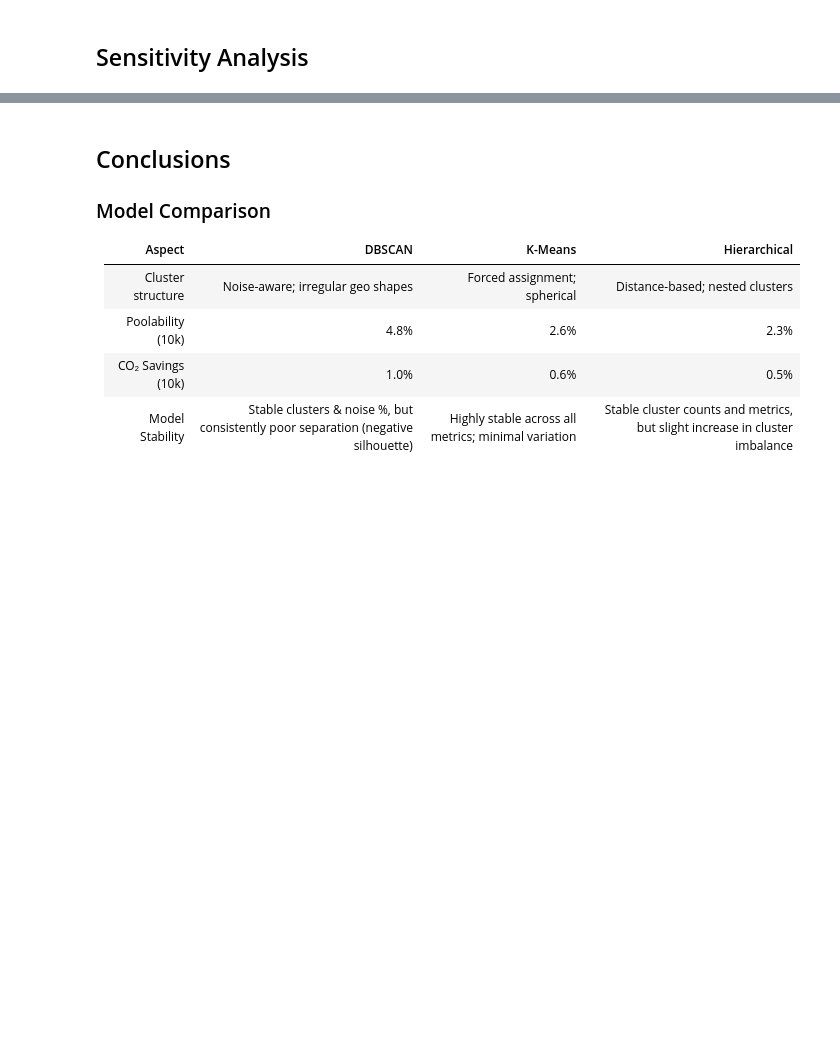
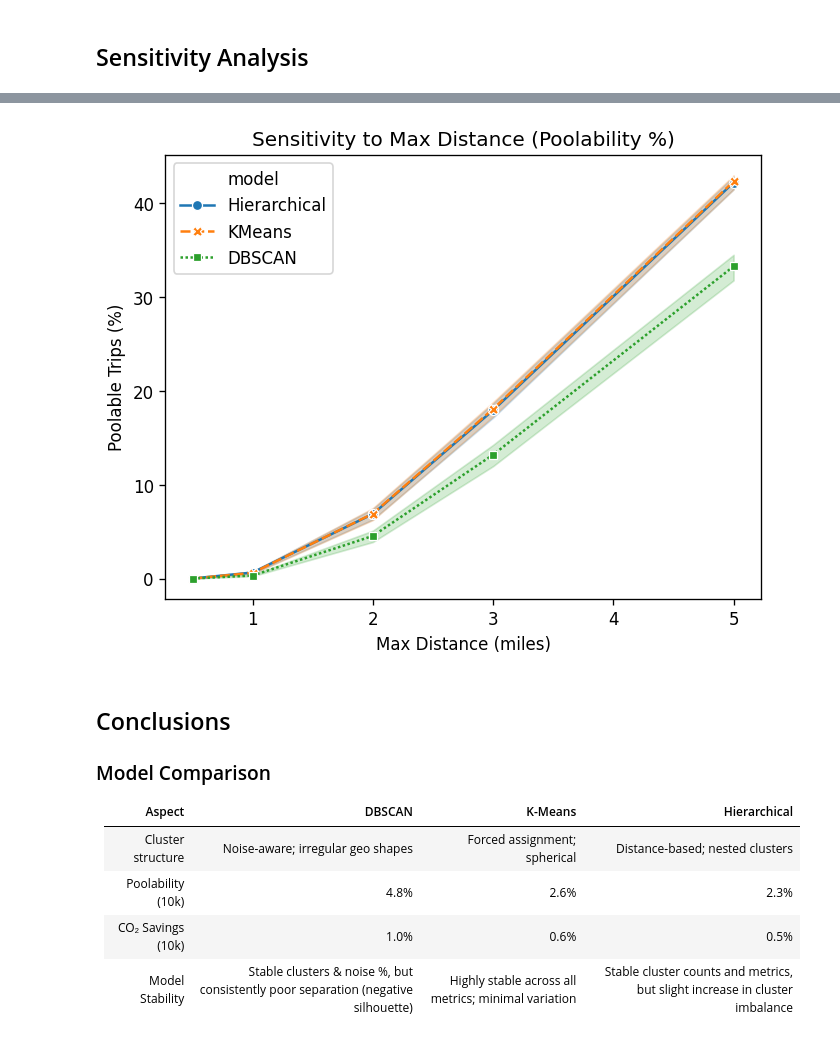
Before and after one commit to anushkasjadhav/MSE446-Optimization-Ride-Pooling-For-Emissions-Reduction, a Jupyter notebook: Clustering/poolability_scaleup.ipynb, the cells around one changed output, grey strips where cells are left out. Saved outputs shown, nothing was run; the diff lists cells and outputs as text; code cells hidden in the pictures; blank space fills up the shorter version.

```diff
--- a/Clustering/poolability_scaleup.ipynb
+++ b/Clustering/poolability_scaleup.ipynb
@@ -511,3 +551,23 @@ Top 10 Overall Scenarios:
+# %%
+# Max distance sensitivity
+
+plt.figure()
+
+sns.lineplot(
+    data=results_df_clean,
+    x="max_distance",
+    y="pct_poolable",
+    hue="model",
+    style="model",
+    markers=True
+)
+
+plt.title("Sensitivity to Max Distance (Poolability %)")
+plt.xlabel("Max Distance (miles)")
+plt.ylabel("Poolable Trips (%)")
+plt.show()
+# %% [output]
+[figure, added]
 # %% [markdown]
 ## Conclusions
 
```
Also changed, not shown: parts of 3 cells of this notebook, 8 other files.
